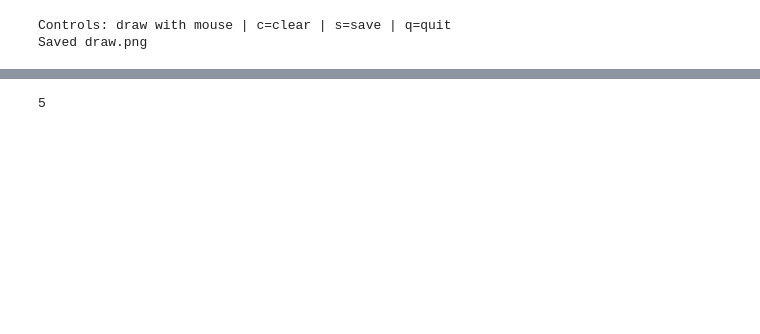
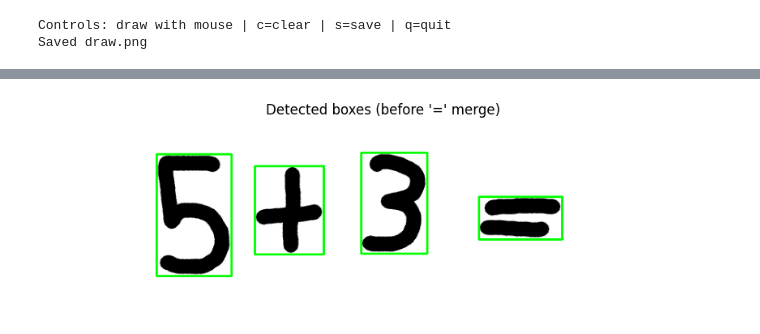
Before and after one commit to EnesYilmazcode/LiveScribe, a Jupyter notebook: main.ipynb, the cells around one changed output, grey strips where cells are left out. Drawn from its saved outputs; the diff is of its cells as text; code cells hidden in the pictures; blank space fills up the shorter version.

Commit message:
added change to detect equal sign as single piece

```diff
--- a/main.ipynb
+++ b/main.ipynb
@@ -149,10 +147,16 @@ plt.show()
 # %%
-crops = []
+vis = img.copy()
+
 for x, y, w, h in boxes:
-    crop = binary_clean[y:y+h, x:x+w]
-    crops.append(crop)
+    cv2.rectangle(vis, (x, y), (x + w, y + h), (0, 255, 0), 2)
 
-len(crops)
+vis_rgb = cv2.cvtColor(vis, cv2.COLOR_BGR2RGB)
+
+plt.figure(figsize=(12, 3))
+plt.imshow(vis_rgb)
+plt.axis("off")
+plt.title("Detected boxes (before '=' merge)")
+plt.show()
 # %% [output]
-5
+[figure, added]
 # %%
```
Also changed, not shown: parts of 11 cells of this notebook, 1 other file.
